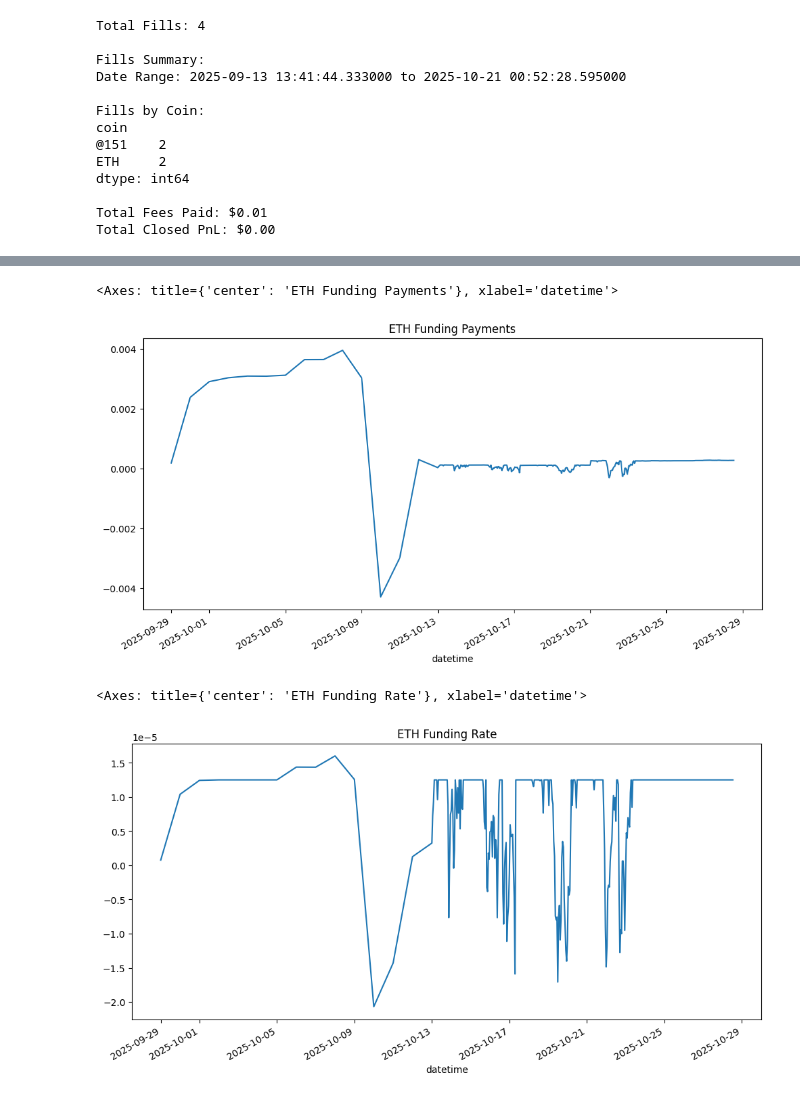
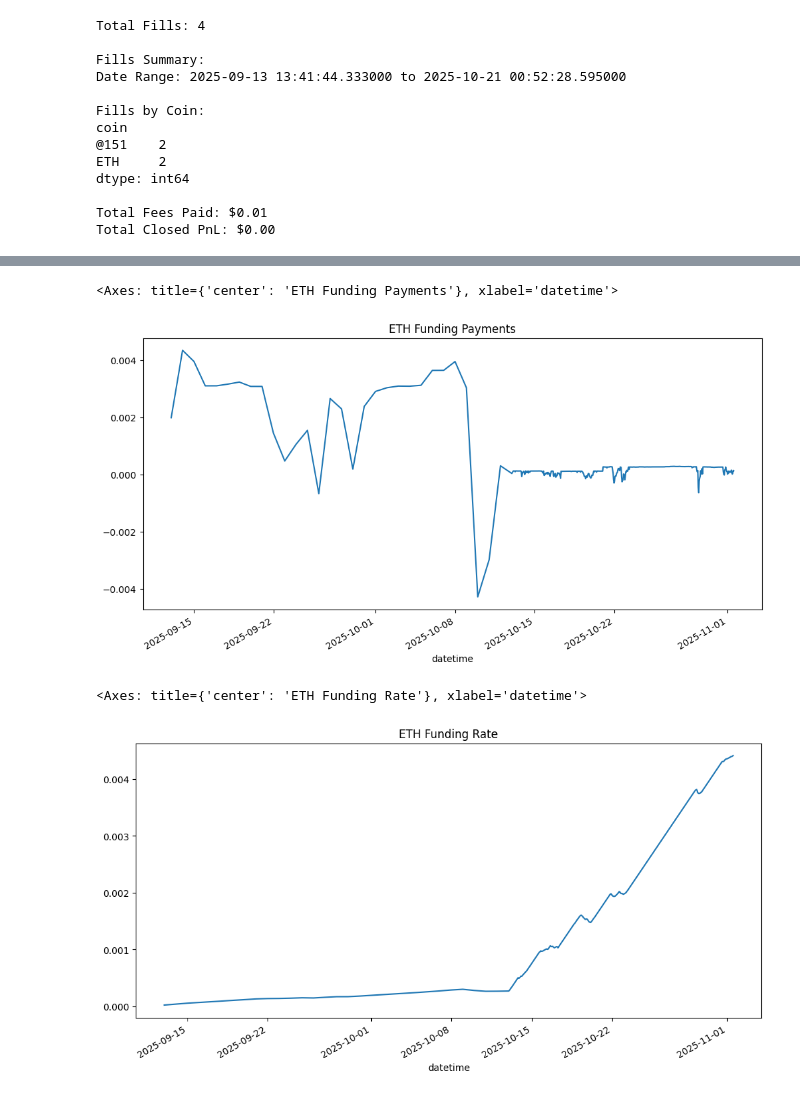
Before and after one commit to silvaac/token_data, a Jupyter notebook: nbs/hyper_account.ipynb, the cells around one changed output, grey strips where cells are left out. Saved outputs shown, nothing was run; the diff lists cells and outputs as text; code cells hidden in the pictures.

Commit message:
Checked account

```diff
--- a/nbs/hyper_account.ipynb
+++ b/nbs/hyper_account.ipynb
@@ -8,38 +18,3 @@ address, info, exchange = setup(base_url=constants.MAINNET_API_URL, skip_ws=True
 # %% [output]
 Running with account address: 0x143E18B563C4aD6913a9D89C774fE69A54F66cAa
 Running with agent address: 0x0486f56Bf31b2E3B880248dAcd1BFf3C8bdC09e0
-# %%
-
-# Get user state which contains balance information
-user_state = info.user_state(address)
-
-# Extract margin summary with account value
-margin_summary = user_state["marginSummary"]
-account_value = float(margin_summary["accountValue"])
-
-print(f"Account Value: ${account_value:,.2f}")
-
-# Get spot balances
-spot_user_state = info.spot_user_state(address)
-spot_balances = spot_user_state["balances"]
-
-print("\nSpot Balances:")
-for balance in spot_balances:
-    coin = balance["coin"]
-    total = float(balance["total"])
-    hold = float(balance.get("hold", 0))
-    available = total - hold
-    print(f"  {coin}: {total:.6f} (Available: {available:.6f}, Hold: {hold:.6f})")
-
-# Get perpetual positions
-perp_positions = user_state.get("assetPositions", [])
-
-if perp_positions:
-    print("\nPerpetual Positions:")
-    for position in perp_positions:
-        if position["position"]["szi"] != "0":  # Only show non-zero positions
-            coin = position["position"]["coin"]
-            size = float(position["position"]["szi"])
-            entry_px = float(position["position"]["entryPx"])
-            unrealized_pnl = float(position["position"]["unrealizedPnl"])
-            print(f"  {coin}: Size={size:.4f}, Entry=${entry_px:.2f}, PnL=${unrealized_pnl:.2f}")
@@ -284,7 +239,7 @@ def get_user_funding_history(address, start_date=None, end_date=None, lookback=3
 
     # Handle end_date
     if end_date is None:
-        end_dt = pd.Timestamp.now()
+        end_dt = pd.Timestamp.now(tz='UTC')
     else:
         try:
             end_dt = pd.to_datetime(end_date)
@@ -359,7 +314,7 @@ def get_user_funding_history(address, start_date=None, end_date=None, lookback=3
 # %%
 #| eval:false
 # Get last 30 days of funding payments
-funding_df = get_user_funding_history(address, info=info)
+funding_df = get_user_funding_history(address, lookback=90, info=info)
 
 if funding_df is not None:
     print(f"Total Funding Records: {len(funding_df)}")
@@ -407,13 +362,13 @@ datetime
 funding_df[funding_df['coin'] == 'ETH']['usdc'].plot(figsize=(12, 6), title="ETH Funding Payments")
 # %% [output]
 <Axes: title={'center': 'ETH Funding Payments'}, xlabel='datetime'>
-[figure, old version]
+[figure, new version]
 # %%
 #| eval:false
-funding_df[funding_df['coin'] == 'ETH']['fundingRate'].plot(figsize=(12, 6), title="ETH Funding Rate")
+funding_df[funding_df['coin'] == 'ETH']['fundingRate'].cumsum().plot(figsize=(12, 6), title="ETH Funding Rate")
 # %% [output]
 <Axes: title={'center': 'ETH Funding Rate'}, xlabel='datetime'>
-[figure, old version]
+[figure, new version]
 # %%
 #| eval:false
 funding_df[funding_df['coin'] == 'ETH']['usdc'].cumsum().plot(figsize=(12, 6), title="Cumsum Funding Received/Paid")
```
Also changed, not shown: parts of 28 cells of this notebook, 4 other files.
